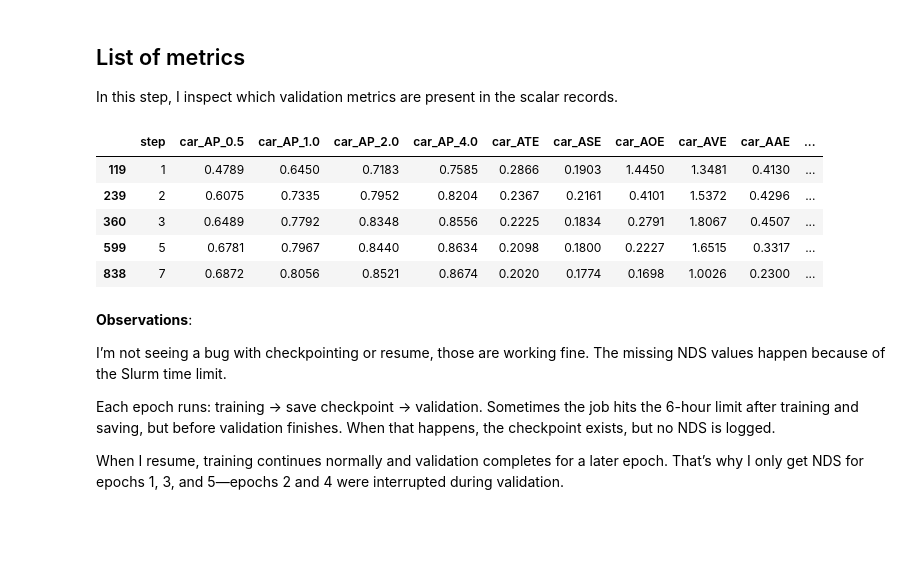
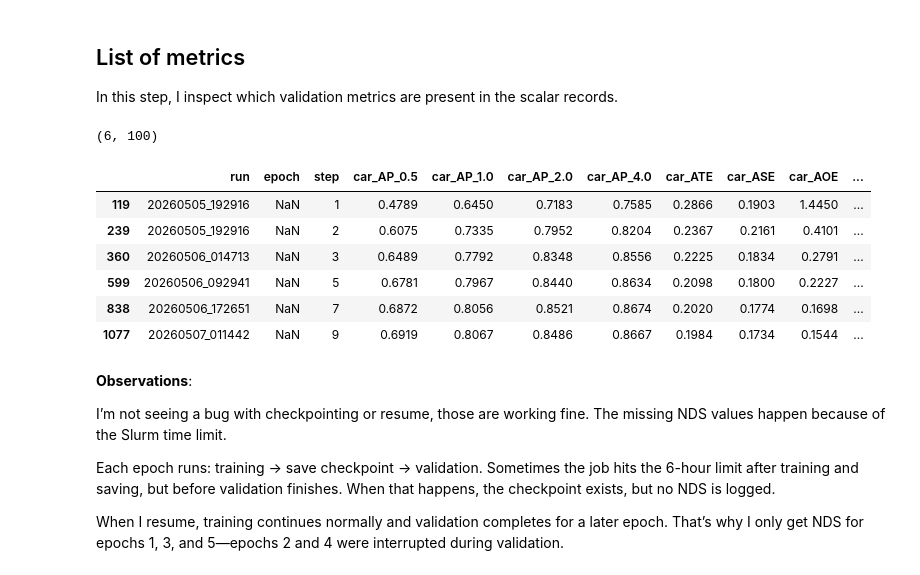
Before and after one commit to darkcyan-ugli-fruit/nuscenes-multimodal-learning, a Jupyter notebook: notebooks/03_camera_lidar_fusion_model.ipynb, the cells around one changed output. Drawn from its saved outputs; the diff is of its cells as text; code cells hidden in the pictures; blank space fills up the shorter version.

Commit message:
nb03: updated the metrics_df

```diff
--- a/notebooks/03_camera_lidar_fusion_model.ipynb
+++ b/notebooks/03_camera_lidar_fusion_model.ipynb
@@ -1099,40 +1099,50 @@ rename_cols = {
 }
 
 classes = [
     "car",
     "truck",
     "construction_vehicle",
     "bus",
     "trailer",
     "barrier",
     "motorcycle",
     "bicycle",
     "pedestrian",
     "traffic_cone",
 ]
 
 for cls in classes:
     rename_cols[prefix + f"{cls}_AP_dist_0.5"] = f"{cls}_AP_0.5"
     rename_cols[prefix + f"{cls}_AP_dist_1.0"] = f"{cls}_AP_1.0"
     rename_cols[prefix + f"{cls}_AP_dist_2.0"] = f"{cls}_AP_2.0"
     rename_cols[prefix + f"{cls}_AP_dist_4.0"] = f"{cls}_AP_4.0"
 
     rename_cols[prefix + f"{cls}_trans_err"] = f"{cls}_ATE"
     rename_cols[prefix + f"{cls}_scale_err"] = f"{cls}_ASE"
     rename_cols[prefix + f"{cls}_orient_err"] = f"{cls}_AOE"
     rename_cols[prefix + f"{cls}_vel_err"] = f"{cls}_AVE"
     rename_cols[prefix + f"{cls}_attr_err"] = f"{cls}_AAE"
 
+# Keep only metrics + useful identifiers
+metrics_df = scalars_df[["run", "epoch", "step"] + metrics_cols].copy()
+
+# Rename columns
 metrics_df = metrics_df.rename(columns=rename_cols)
 
-metrics_df.head()
+# Keep only validation/evaluation rows
+metrics_df = metrics_df.dropna(subset=["NDS", "mAP"]).copy()
+
+print(metrics_df.shape)
+metrics_df.head(20)
 # %% [output]
+(6, 100)
-|  | step | car_AP_0.5 | car_AP_1.0 | car_AP_2.0 | car_AP_4.0 | car_ATE | car_ASE | car_AOE | car_AVE | car_AAE | ... |
-| 119 | 1 | 0.4789 | 0.6450 | 0.7183 | 0.7585 | 0.2866 | 0.1903 | 1.4450 | 1.3481 | 0.4130 | ... |
-| 239 | 2 | 0.6075 | 0.7335 | 0.7952 | 0.8204 | 0.2367 | 0.2161 | 0.4101 | 1.5372 | 0.4296 | ... |
-| 360 | 3 | 0.6489 | 0.7792 | 0.8348 | 0.8556 | 0.2225 | 0.1834 | 0.2791 | 1.8067 | 0.4507 | ... |
-| 599 | 5 | 0.6781 | 0.7967 | 0.8440 | 0.8634 | 0.2098 | 0.1800 | 0.2227 | 1.6515 | 0.3317 | ... |
-| 838 | 7 | 0.6872 | 0.8056 | 0.8521 | 0.8674 | 0.2020 | 0.1774 | 0.1698 | 1.0026 | 0.2300 | ... |
+|  | run | epoch | step | car_AP_0.5 | car_AP_1.0 | car_AP_2.0 | car_AP_4.0 | car_ATE | car_ASE | car_AOE | ... |
+| 119 | 20260505_192916 | NaN | 1 | 0.4789 | 0.6450 | 0.7183 | 0.7585 | 0.2866 | 0.1903 | 1.4450 | ... |
+| 239 | 20260505_192916 | NaN | 2 | 0.6075 | 0.7335 | 0.7952 | 0.8204 | 0.2367 | 0.2161 | 0.4101 | ... |
+| 360 | 20260506_014713 | NaN | 3 | 0.6489 | 0.7792 | 0.8348 | 0.8556 | 0.2225 | 0.1834 | 0.2791 | ... |
+| 599 | 20260506_092941 | NaN | 5 | 0.6781 | 0.7967 | 0.8440 | 0.8634 | 0.2098 | 0.1800 | 0.2227 | ... |
+| 838 | 20260506_172651 | NaN | 7 | 0.6872 | 0.8056 | 0.8521 | 0.8674 | 0.2020 | 0.1774 | 0.1698 | ... |
+| 1077 | 20260507_011442 | NaN | 9 | 0.6919 | 0.8067 | 0.8486 | 0.8667 | 0.1984 | 0.1734 | 0.1544 | ... |
 # %% [markdown]
 **Observations**:
 
```
Also changed, not shown: parts of 2 cells of this notebook.
